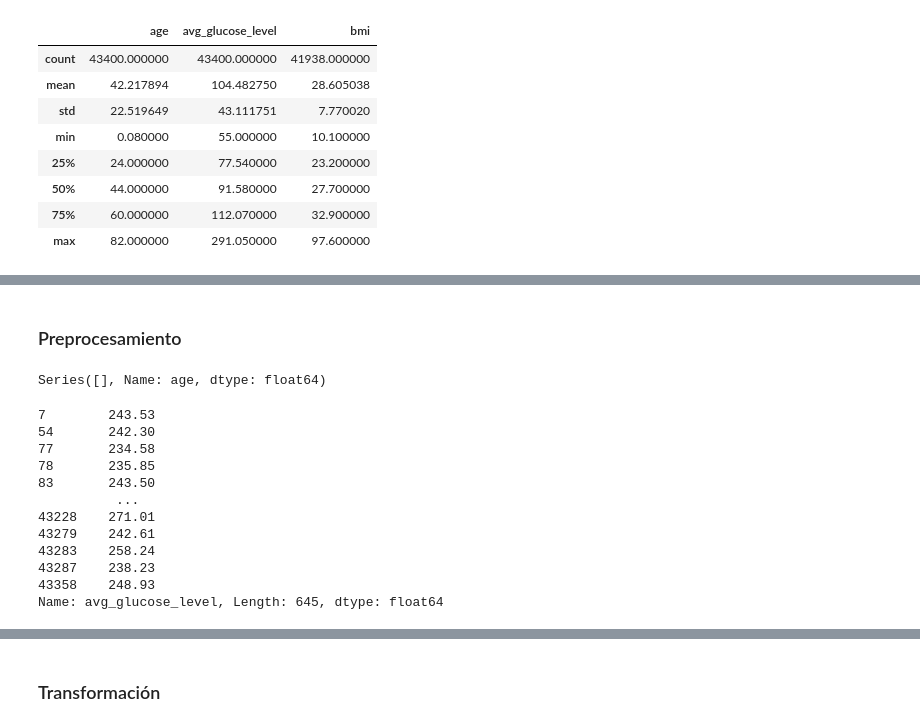
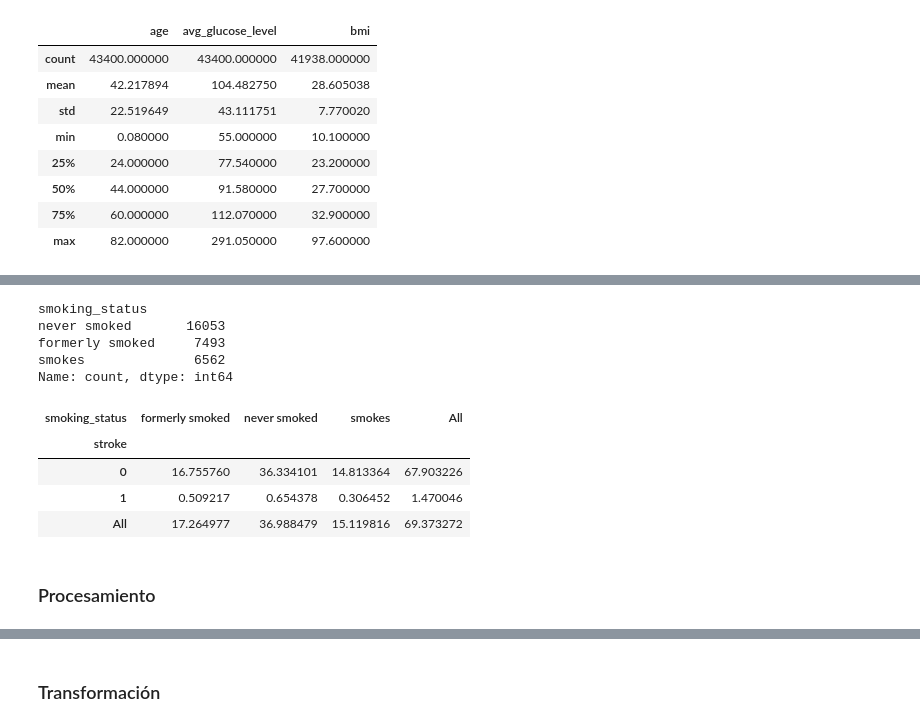
Before and after one commit to antoniocc12/Prediccion-ictus, a Jupyter notebook: notebooks/stroke.ipynb, the cells around one changed output, grey strips where cells are left out. Saved outputs shown, nothing was run; the diff lists cells and outputs as text; code cells hidden in the pictures.

Commit message:
Procesamiento datos

```diff
--- a/notebooks/stroke.ipynb
+++ b/notebooks/stroke.ipynb
@@ -187,0 +359,9 @@ fig.show()
+# %%
+smoke = pd.value_counts(df['smoking_status'])
+smoke
+# %% [output]
+smoking_status
+never smoked       16053
+formerly smoked     7493
+smokes              6562
+Name: count, dtype: int64
@@ -188,41 +372,34 @@ fig.show()
+# %%
+pd.crosstab(index=df['stroke'], columns=df['smoking_status'], margins=True).apply(lambda r: r/len(df) *100, axis=1)
+# %% [output]
+| smoking_status | formerly smoked | never smoked | smokes | All |
+| stroke |  |  |  |  |
+| 0 | 16.755760 | 36.334101 | 14.813364 | 67.903226 |
+| 1 | 0.509217 | 0.654378 | 0.306452 | 1.470046 |
+| All | 17.264977 | 36.988479 | 15.119816 | 69.373272 |
 # %% [markdown]
-### Preprocesamiento
+### Procesamiento
 # %%
-mean_age = np.mean(df['age'])
-std_dev_age = np.std(df['age'])
+# mean_age = np.mean(df['age'])
+# std_dev_age = np.std(df['age'])
 
-# More than 3 standard deviations from the mean an outlier
-threshold = 3
+# # More than 3 standard deviations from the mean an outlier
+# threshold = 3
 
-#create the condition to find outliers
-outliers_age = df['age'][np.abs(df['age'] - mean_age) > threshold * std_dev_age]
-print(outliers_age)
+# #create the condition to find outliers
+# outliers_age = df['age'][np.abs(df['age'] - mean_age) > threshold * std_dev_age]
+# print(outliers_age)
-# %% [output]
-Series([], Name: age, dtype: float64)
 # %%
-mean_glucose = np.mean(df['avg_glucose_level'])
-std_dev_glucose = np.std(df['avg_glucose_level'])
+# mean_glucose = np.mean(df['avg_glucose_level'])
+# std_dev_glucose = np.std(df['avg_glucose_level'])
 
-# More than 3 standard deviations from the mean an outlier
-threshold = 3
+# # More than 3 standard deviations from the mean an outlier
+# threshold = 3
 
-# Create the condition to find outliers
-outliers_glucose = df['avg_glucose_level'][np.abs(df['avg_glucose_level'] - mean_glucose) > threshold * std_dev_glucose]
-print(outliers_glucose)
+# # Create the condition to find outliers
+# outliers_glucose = df['avg_glucose_level'][np.abs(df['avg_glucose_level'] - mean_glucose) > threshold * std_dev_glucose]
+# print(outliers_glucose)
 
-# Delete outliers from dataset
-df.drop(outliers_glucose.index, inplace = True)
+# # Delete outliers from dataset
+# df.drop(outliers_glucose.index, inplace = True)
-# %% [output]
-7        243.53
-54       242.30
-77       234.58
-78       235.85
-83       243.50
-          ...
-43228    271.01
-43279    242.61
-43283    258.24
-43287    238.23
-43358    248.93
-Name: avg_glucose_level, Length: 645, dtype: float64
 # %%
```
Also changed, not shown: parts of 36 cells of this notebook, 3 other files.
